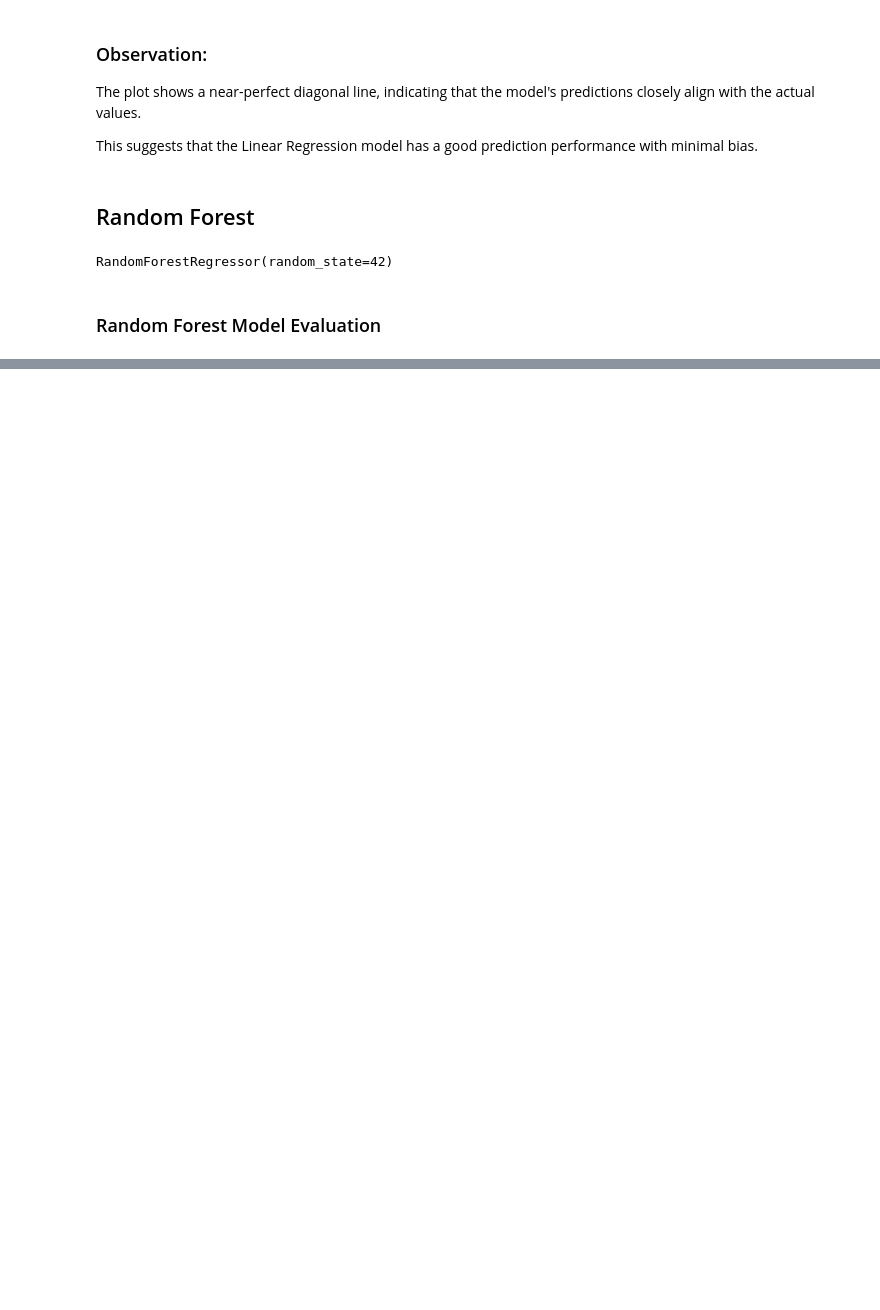
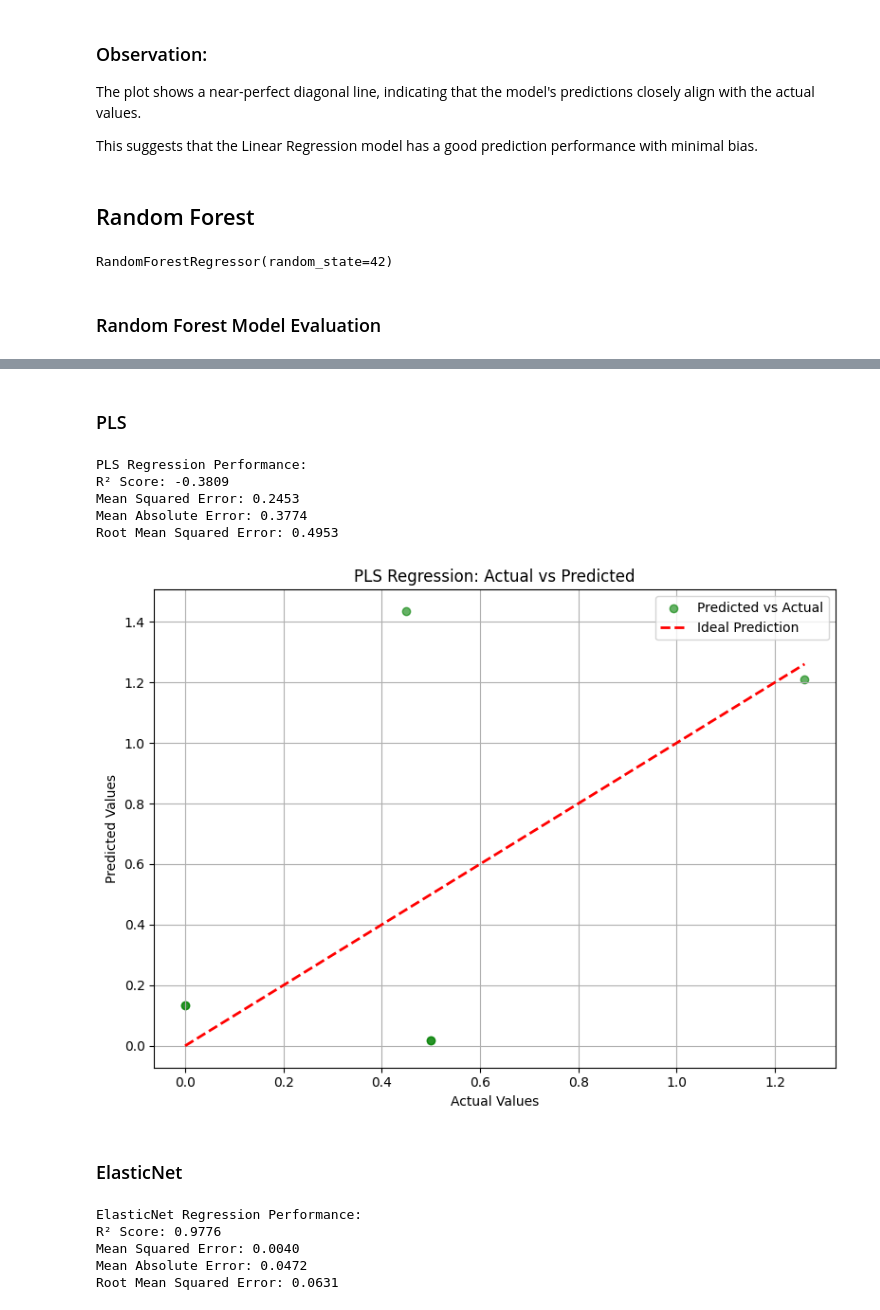
Before and after one commit to barkiayoub/Chemometrics-ML, a Jupyter notebook: chemometrics-ml.ipynb, the cells around one changed output, grey strips where cells are left out. Drawn from its saved outputs; the diff is of its cells as text; code cells hidden in the pictures; blank space fills up the shorter version.

```diff
--- a/chemometrics-ml.ipynb
+++ b/chemometrics-ml.ipynb
@@ -452,0 +549,54 @@ plt.show()  # Display the plot
+# %% [markdown]
+### PLS
+# %%
+from sklearn.cross_decomposition import PLSRegression
+from sklearn import metrics
+import numpy as np
+
+# --- Model Training ---
+# Initialize and train the PLS model (you can adjust n_components)
+pls_model = PLSRegression(n_components=2)
+pls_model.fit(X_train, y_train)
+
+# --- Prediction ---
+y_PLS_prediction = pls_model.predict(X_test)
+# %%
+# Flatten the prediction if necessary
+y_PLS_prediction = y_PLS_prediction.ravel()
+
+# --- Model Evaluation ---
+r2_PLS = metrics.r2_score(y_test, y_PLS_prediction)
+mse_PLS = metrics.mean_squared_error(y_test, y_PLS_prediction)
+mae_PLS = metrics.mean_absolute_error(y_test, y_PLS_prediction)
+rmse_PLS = np.sqrt(mse_PLS)
+
+# Display all evaluation metrics
+print(f"PLS Regression Performance:")
+print(f"R² Score: {r2_PLS:.4f}")
+print(f"Mean Squared Error: {mse_PLS:.4f}")
+print(f"Mean Absolute Error: {mae_PLS:.4f}")
+print(f"Root Mean Squared Error: {rmse_PLS:.4f}")
+# %% [output]
+PLS Regression Performance:
+R² Score: -0.3809
+Mean Squared Error: 0.2453
+Mean Absolute Error: 0.3774
+Root Mean Squared Error: 0.4953
+# %%
+import matplotlib.pyplot as plt
+
+# Plotting actual vs predicted values
+plt.figure(figsize=(8, 6))
+plt.scatter(y_test, y_PLS_prediction, color='green', alpha=0.6, label='Predicted vs Actual')
+plt.plot([y_test.min(), y_test.max()], [y_test.min(), y_test.max()], 'r--', linewidth=2, label='Ideal Prediction')
+plt.xlabel('Actual Values')
+plt.ylabel('Predicted Values')
+plt.title('PLS Regression: Actual vs Predicted')
+plt.legend()
+plt.grid(True)
+plt.tight_layout()
+plt.show()
+# %% [output]
+[figure, added]
+# %% [markdown]
+### ElasticNet
@@ -452,0 +615,19 @@ plt.show()  # Display the plot
+# %%
+# --- Model Evaluation ---
+r2_ElasticNet = metrics.r2_score(y_test, y_ElasticNet_prediction)
+mse_ElasticNet = metrics.mean_squared_error(y_test, y_ElasticNet_prediction)
+mae_ElasticNet = metrics.mean_absolute_error(y_test, y_ElasticNet_prediction)
+rmse_ElasticNet = np.sqrt(mse_ElasticNet)
+
+# Display all evaluation metrics
+print(f"ElasticNet Regression Performance:")
+print(f"R² Score: {r2_ElasticNet:.4f}")
+print(f"Mean Squared Error: {mse_ElasticNet:.4f}")
+print(f"Mean Absolute Error: {mae_ElasticNet:.4f}")
+print(f"Root Mean Squared Error: {rmse_ElasticNet:.4f}")
+# %% [output]
+ElasticNet Regression Performance:
+R² Score: 0.9776
+Mean Squared Error: 0.0040
+Mean Absolute Error: 0.0472
+Root Mean Squared Error: 0.0631
```
Also changed, not shown: parts of 29 cells of this notebook, 7 other files.
